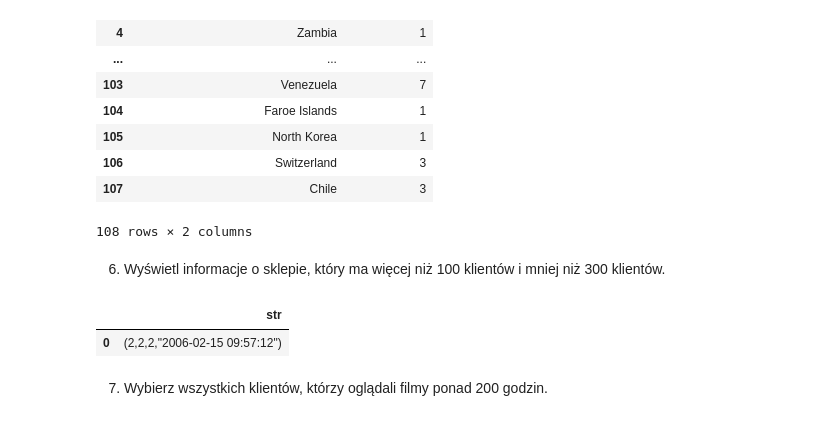
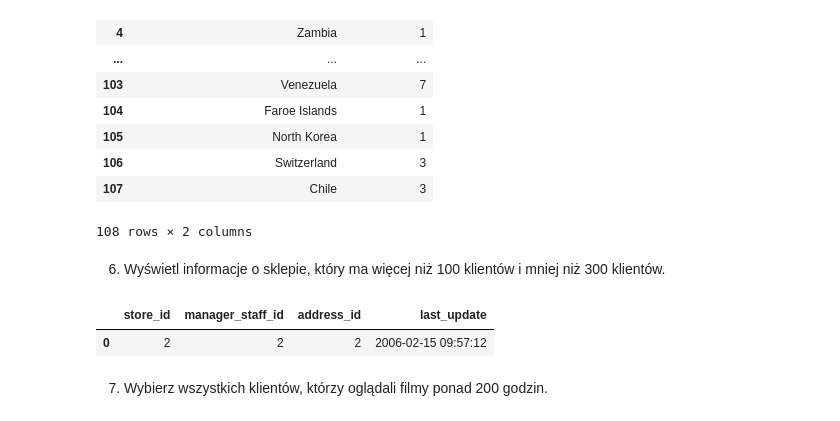
Before and after one commit to MariuszKuchtaAgh/ABD_laboratorium, a Jupyter notebook: lab_4__281021/raport.ipynb, the cells around one changed output. Saved outputs shown, nothing was run; the diff lists cells and outputs as text; code cells hidden in the pictures.

```diff
--- a/lab_4__281021/raport.ipynb
+++ b/lab_4__281021/raport.ipynb
@@ -417,16 +446,16 @@ pd.read_sql_query(req, con=connection)
 # %% [markdown]
 6. Wyświetl informacje o sklepie, który ma więcej niż 100 klientów i mniej niż 300 klientów.
 # %%
-req = f"""select str
+req = f"""select str.*
             from store str
             join customer cs on cs.store_id = str.store_id
-            group by str
+            group by str.store_id
             having count(cs.customer_id) > 100 and count(cs.customer_id) < 300
             """
 
 pd.read_sql_query(req, con=connection)
 # %% [output]
-|  | str |
-| 0 | (2,2,2,"2006-02-15 09:57:12") |
+|  | store_id | manager_staff_id | address_id | last_update |
+| 0 | 2 | 2 | 2 | 2006-02-15 09:57:12 |
 # %% [markdown]
 7. Wybierz wszystkich klientów, którzy oglądali filmy ponad 200 godzin.
```
Also changed, not shown: parts of 24 cells of this notebook, 2 other files.
